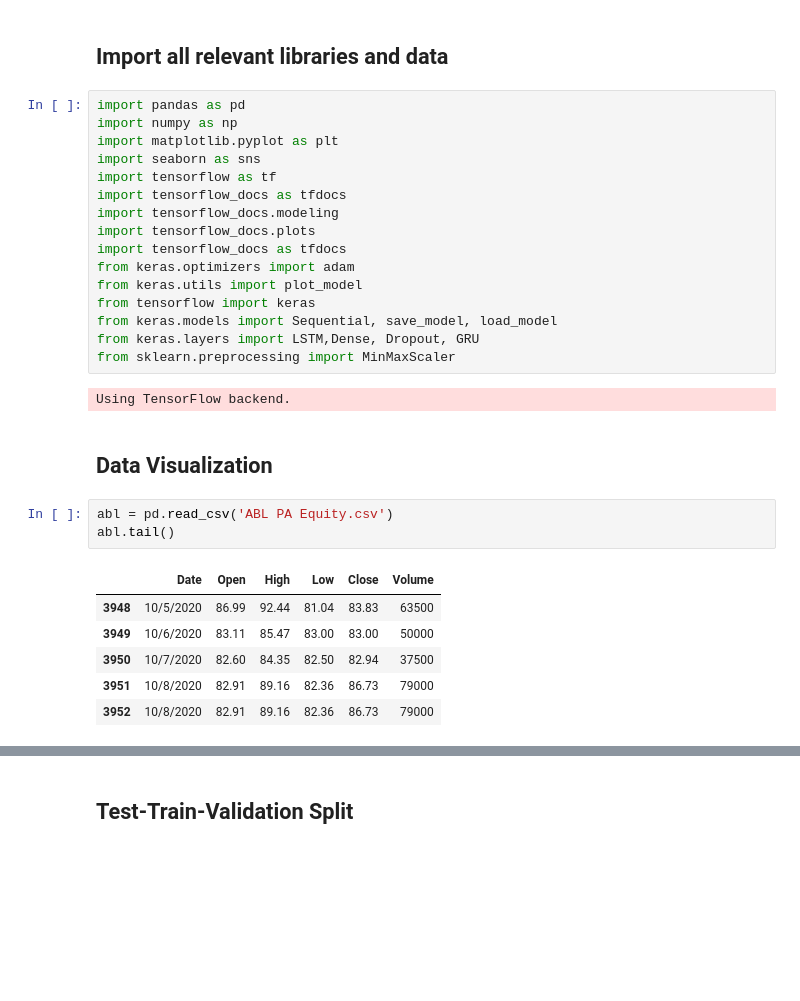
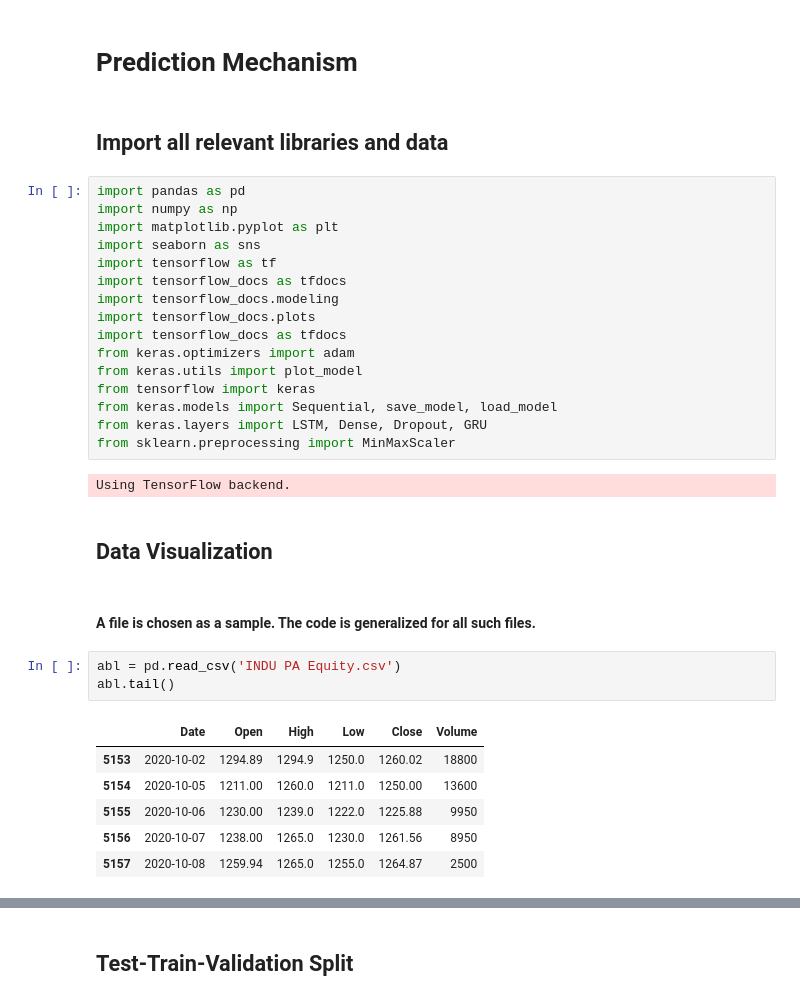
Before and after one commit to md03475/Deep-PSX-Kaavish, a Jupyter notebook: LSTM.ipynb, the cells around one changed output, grey strips where cells are left out. Saved outputs shown, nothing was run; the diff lists cells and outputs as text; blank space fills up the shorter version.

```diff
--- a/LSTM.ipynb
+++ b/LSTM.ipynb
@@ -3,3 +1,5 @@
+# %% [markdown]
+# Prediction Mechanism
 # %% [markdown]
 ## Import all relevant libraries and data
 # %%
@@ -16,22 +16,24 @@ from keras.optimizers import adam
 from keras.utils import plot_model
 from tensorflow import keras
 from keras.models import Sequential, save_model, load_model
-from keras.layers import LSTM,Dense, Dropout, GRU
+from keras.layers import LSTM, Dense, Dropout, GRU
 from sklearn.preprocessing import MinMaxScaler
 # %% [output]
 Using TensorFlow backend.
 # %% [markdown]
 ## Data Visualization
+# %% [markdown]
+#### A file is chosen as a sample. The code is generalized for all such files.
 # %%
-abl = pd.read_csv('ABL PA Equity.csv')
+abl = pd.read_csv('INDU PA Equity.csv')
 abl.tail()
 # %% [output]
 |  | Date | Open | High | Low | Close | Volume |
-| 3948 | 10/5/2020 | 86.99 | 92.44 | 81.04 | 83.83 | 63500 |
-| 3949 | 10/6/2020 | 83.11 | 85.47 | 83.00 | 83.00 | 50000 |
-| 3950 | 10/7/2020 | 82.60 | 84.35 | 82.50 | 82.94 | 37500 |
-| 3951 | 10/8/2020 | 82.91 | 89.16 | 82.36 | 86.73 | 79000 |
-| 3952 | 10/8/2020 | 82.91 | 89.16 | 82.36 | 86.73 | 79000 |
+| 5153 | 2020-10-02 | 1294.89 | 1294.9 | 1250.0 | 1260.02 | 18800 |
+| 5154 | 2020-10-05 | 1211.00 | 1260.0 | 1211.0 | 1250.00 | 13600 |
+| 5155 | 2020-10-06 | 1230.00 | 1239.0 | 1222.0 | 1225.88 | 9950 |
+| 5156 | 2020-10-07 | 1238.00 | 1265.0 | 1230.0 | 1261.56 | 8950 |
+| 5157 | 2020-10-08 | 1259.94 | 1265.0 | 1255.0 | 1264.87 | 2500 |
 # %%
 plt.figure(figsize = (18,9))
 plt.plot(range(abl.shape[0]), abl['Open'])
```
Also changed, not shown: parts of 25 cells of this notebook.
